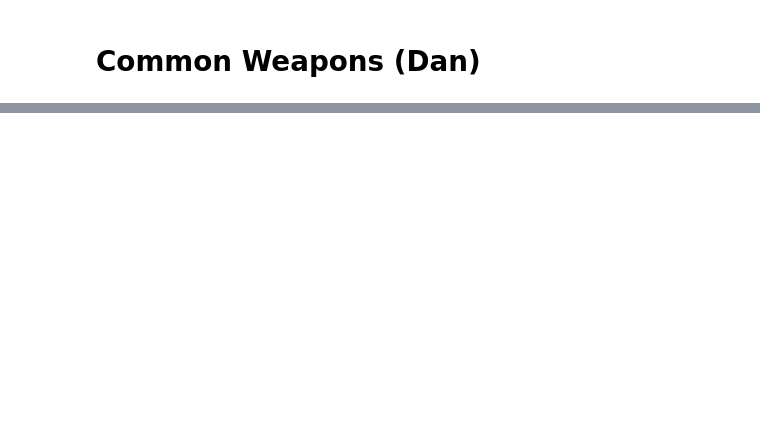
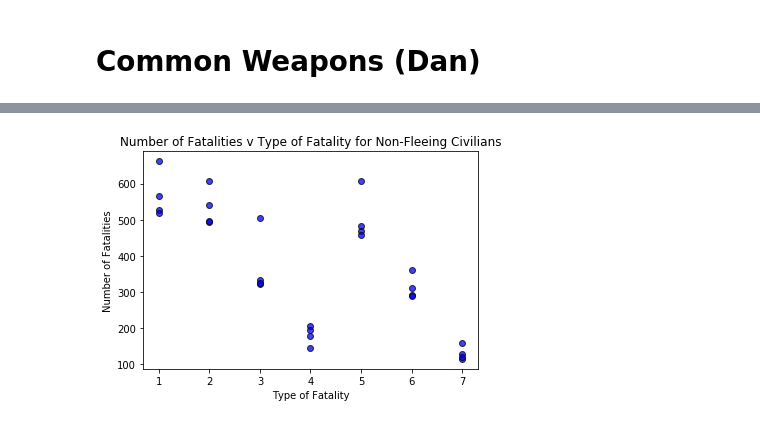
Before and after one commit to ladydatadigger/data_project_one, a Jupyter notebook: Final Notebook.ipynb, the cells around one changed output, grey strips where cells are left out. Saved outputs shown, nothing was run; the diff lists cells and outputs as text; code cells hidden in the pictures; blank space fills up the shorter version.

```diff
--- a/Final Notebook.ipynb
+++ b/Final Notebook.ipynb
@@ -201,0 +364,79 @@ plt.savefig("Output/common_weapons.jpg")
+# %%
+# t-test of non-flee population to all fatalities
+stats.ttest_1samp(not_flee_total_count, year_count_mean)
+
+#Total Civilians who did not flee, and are armed
+not_flee_armed = df.loc[(df['Flee'] == 'Not fleeing' ) & (df["Weapon Used"] !='unarmed')]
+not_flee_armed_count = not_flee_armed["Year"].value_counts().to_frame()
+not_flee_armed_count = not_flee_armed_count.rename(columns={"Year": "Armed Fatalities"})
+not_flee_armed_count = not_flee_armed_count.reset_index()
+not_flee_armed_count = not_flee_armed_count.set_index("index")
+not_flee_armed_count = not_flee_armed_count.sort_index(ascending=True)
+
+#Total Civilians who did not flee, and threaten with attack
+not_flee_attack = df.loc[(df['Flee'] == 'Not fleeing' ) & (df["Threat"] == "attack")]
+not_flee_attack_count = not_flee_attack["Year"].value_counts().to_frame()
+not_flee_attack_count = not_flee_attack_count.reset_index()
+not_flee_attack_count = not_flee_attack_count.set_index("index")
+not_flee_attack_count = not_flee_attack_count.sort_index(ascending = True)
+not_flee_attack_count = not_flee_attack_count.rename(columns={"Year": "Attacked Fatalities"})
+
+#Total Civilians who did not flee, and show signs of mental illness
+not_flee_mh = df.loc[(df['Flee'] == 'Not fleeing' ) & (df["Mental Illness"] == True)]
+not_flee_mh_count = not_flee_mh["Year"].value_counts().to_frame()
+
+not_flee_mh_count = not_flee_mh_count.reset_index()
+not_flee_mh_count = not_flee_mh_count.set_index("index")
+not_flee_mh_count = not_flee_mh_count.sort_index(ascending = True)
+not_flee_mh_count = not_flee_mh_count.rename(columns={"Year": "Mental Health Fatalities"})
+
+#Total Civilians who did not flee, and not wearing a body camera
+not_flee_bc = df.loc[(df['Flee'] == 'Not fleeing' ) & (df["Body Camera"] == False)]
+not_flee_bc_count = not_flee_bc["Year"].value_counts().to_frame()
+
+not_flee_bc_count = not_flee_bc_count.reset_index()
+not_flee_bc_count = not_flee_bc_count.set_index("index")
+not_flee_bc_count = not_flee_bc_count.sort_index(ascending = True)
+not_flee_bc_count = not_flee_bc_count.rename(columns={"Year": "No Body Camera Fatalities"})
+
+#Total Civilians who did not flee, and race=W
+not_flee_w = df.loc[(df['Flee'] == 'Not fleeing' ) & (df["Race"] == "W")]
+not_flee_w_count = not_flee_w["Year"].value_counts().to_frame()
+
+not_flee_w_count = not_flee_w_count.reset_index()
+not_flee_w_count = not_flee_w_count.set_index("index")
+not_flee_w_count = not_flee_w_count.sort_index(ascending = True)
+not_flee_w_count = not_flee_w_count.rename(columns={"Year": "Race (W) Fatalities"})
+
+#Total Civilians who did not flee, and race=B
+not_flee_b = df.loc[(df['Flee'] == 'Not fleeing' ) & (df["Race"] == "B")]
+not_flee_b_count = not_flee_b["Year"].value_counts().to_frame()
+
+not_flee_b_count = not_flee_b_count.reset_index()
+not_flee_b_count = not_flee_b_count.set_index("index")
+not_flee_b_count = not_flee_b_count.sort_index(ascending = True)
+not_flee_b_count = not_flee_b_count.rename(columns={"Year": "Race (B) Fatalities"})
+
+# Create a DataFrame of not fleeing data
+not_flee_df = pd.concat([not_flee_total_count, not_flee_armed_count,not_flee_attack_count, not_flee_mh_count, not_flee_bc_count, not_flee_w_count, not_flee_b_count], axis=1)
+
+not_flee_df = not_flee_df.reset_index()
+
+melted_df = not_flee_df.melt(id_vars=["index"], var_name = "Type", value_name = "Fatality Count")
+
+# create numeric representations for each type
+# (Total Did not Flee = 1, Armed = 2, Attacked = 3, Mental Health = 4, No Body Cam = 5, Race (W) = 6, Race (B) = 7)
+melted_df["Type Encoding"] = pd.factorize(melted_df['Type'])[0] + 1
+melted_df.head()
+
+# scatter using “Type Encoding” for x and “Fatality Count” for y
+
+plt.scatter(melted_df["Type Encoding"], melted_df["Fatality Count"], marker="o", facecolors="blue", edgecolors="black", alpha=0.75)
+plt.title("Number of Fatalities v Type of Fatality for Non-Fleeing Civilians")
+plt.xlabel("Type of Fatality")
+plt.ylabel("Number of Fatalities")
+
+plt.savefig("Output/Non_Flee_Scatter.png")
+plt.show()
+# %% [output]
+[figure, added]
```
Also changed, not shown: parts of 17 cells of this notebook, 2 other files.
